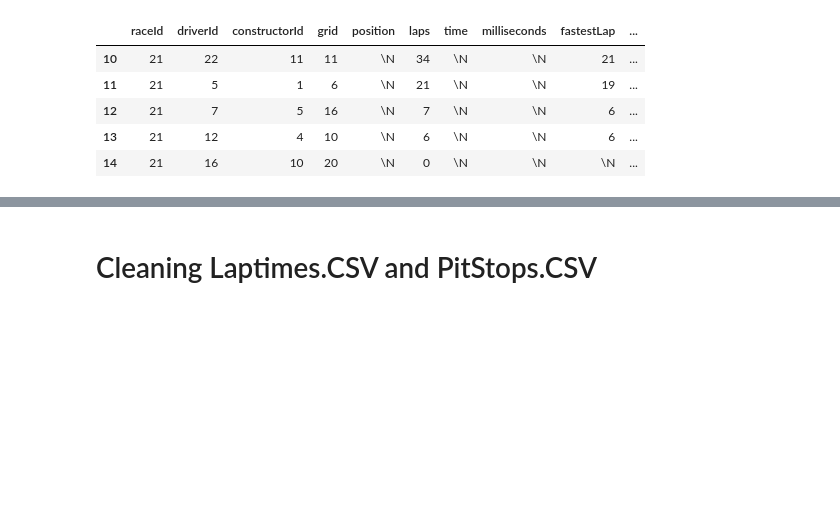
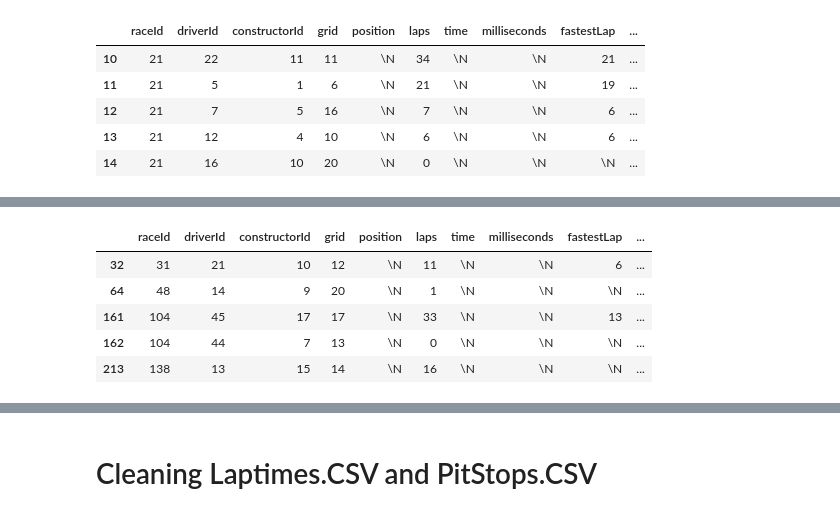
Before and after one commit to georgetown-analytics/Formula1, a Jupyter notebook: f1data_wrangling_framework.ipynb, the cells around one changed output, grey strips where cells are left out. Cells and saved outputs as stored; diff of their text form; code cells hidden in the pictures; blank space fills up the shorter version.

```diff
--- a/f1data_wrangling_framework.ipynb
+++ b/f1data_wrangling_framework.ipynb
@@ -160,0 +187,12 @@ locationconfirmation = results_and_races_in_MMB["name"].tolist()
+# %%
+#MONZA
+monza = [14]
+results_and_races_in_monza = results_and_races[results_and_races['circuitId'].isin(monza)]
+results_and_races_in_monza.head()
+# %% [output]
+|  | raceId | driverId | constructorId | grid | position | laps | time | milliseconds | fastestLap | ... |
+| 32 | 31 | 21 | 10 | 12 | \N | 11 | \N | \N | 6 | ... |
+| 64 | 48 | 14 | 9 | 20 | \N | 1 | \N | \N | \N | ... |
+| 161 | 104 | 45 | 17 | 17 | \N | 33 | \N | \N | 13 | ... |
+| 162 | 104 | 44 | 7 | 13 | \N | 0 | \N | \N | \N | ... |
+| 213 | 138 | 13 | 15 | 14 | \N | 16 | \N | \N | \N | ... |
```
Also changed, not shown: parts of 12 cells of this notebook.
